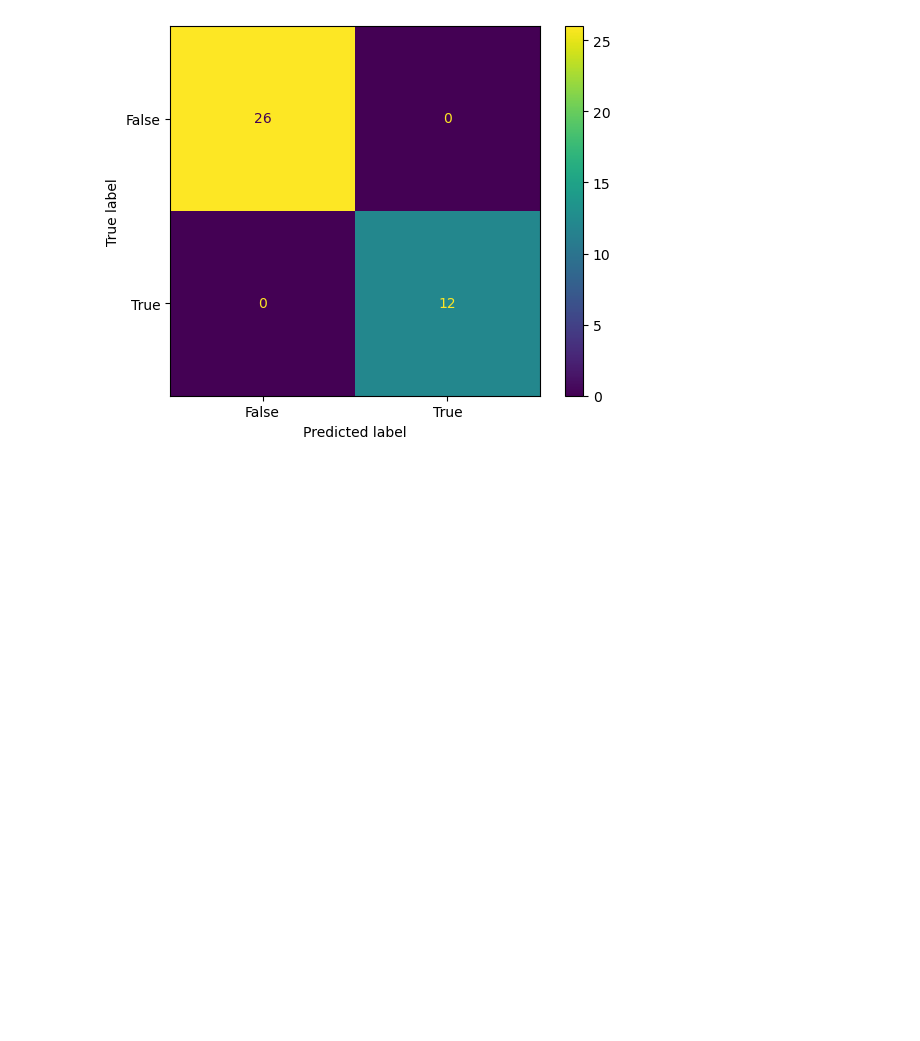
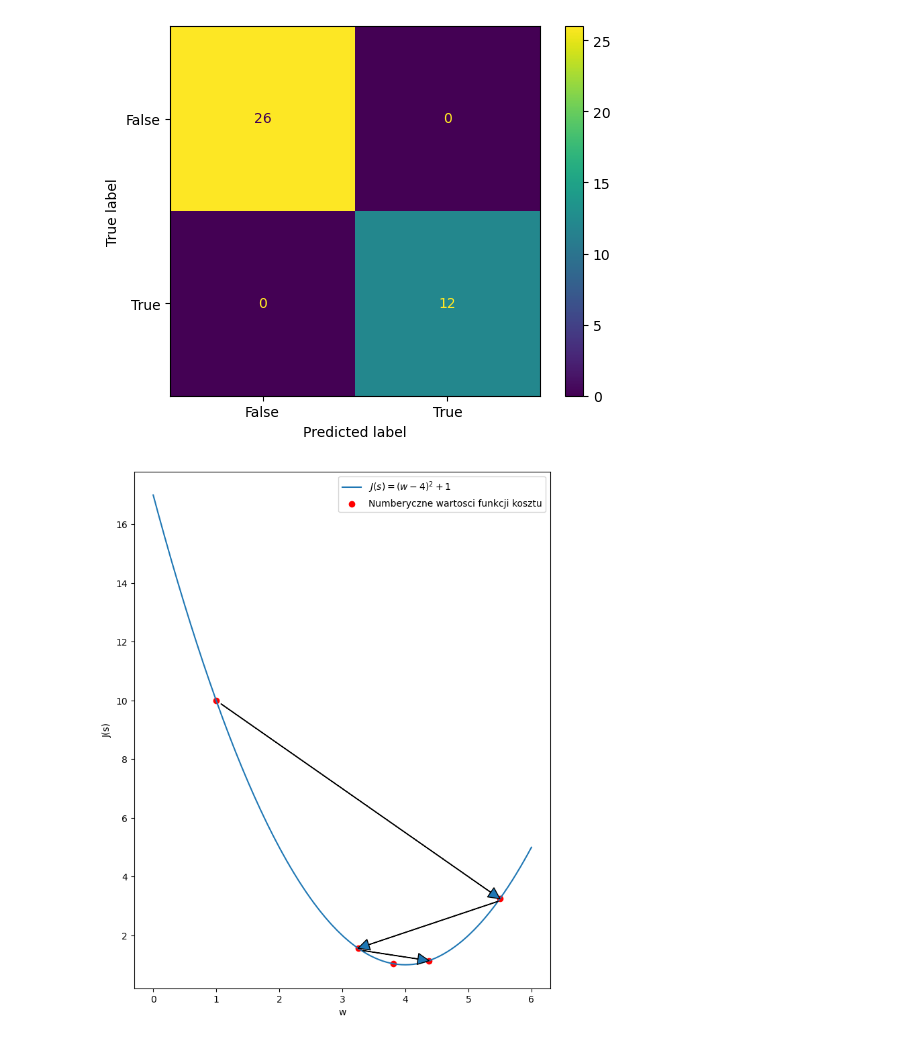
Before and after one commit to bgnatowski/deep-learning-24, a Jupyter notebook: regresja_logistyczna_a_siec_neuronowa.ipynb, the cells around one changed output. Saved outputs shown, nothing was run; the diff lists cells and outputs as text; code cells hidden in the pictures; blank space fills up the shorter version.

```diff
--- a/regresja_logistyczna_a_siec_neuronowa.ipynb
+++ b/regresja_logistyczna_a_siec_neuronowa.ipynb
@@ -152,3 +152,35 @@ cm_display.plot()
 # %% [output]
 <sklearn.metrics._plot.confusion_matrix.ConfusionMatrixDisplay at 0x...>
 [figure]
+# %%
+def JFunction(w):
+    return (w-4)**2+1
+def JDerivative(w):
+    return 2*(w-4)
+
+# popdunkt a) lambca = 1/3 lub 3/4
+lr = 3/4
+n_iter = 4
+w = 1
+w_ls = [w]
+J_ls = [JFunction(w)] # koszty
+for i in range(n_iter):
+    w = w - lr*JDerivative(w)
+    w_ls.append(w)
+    J_ls.append(JFunction(w))
+
+w_ls
+
+x=np.linspace(0,6,100)
+plt.figure(figsize=(8,10))
+plt.plot(x,JFunction(x), label = fr"$J(s)=(w-4)^2+1$")
+plt.scatter(w_ls, J_ls, color='red', label="Numberyczne wartosci funkcji kosztu")
+for i in range(n_iter-1):
+    plt.annotate(" ", xy=(w_ls[i+1], J_ls[i+1]), xytext=(w_ls[i], J_ls[i]), arrowprops={"width": 0.3})
+
+plt.xlabel("w")
+plt.ylabel("J(s)")
+plt.legend()
+plt.show()
+# %% [output]
+[figure, added]
```
Also changed, not shown: parts of 3 cells of this notebook.
